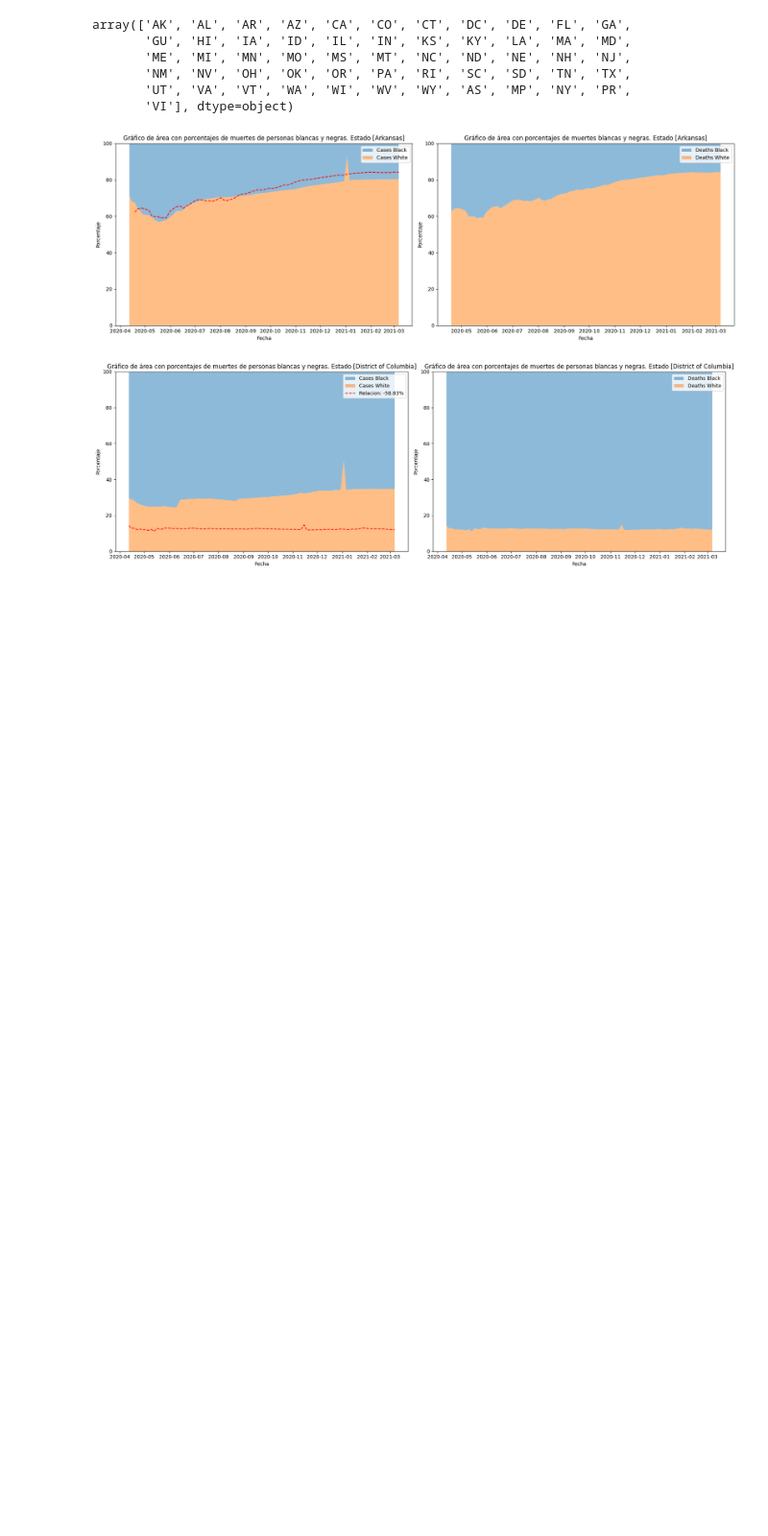
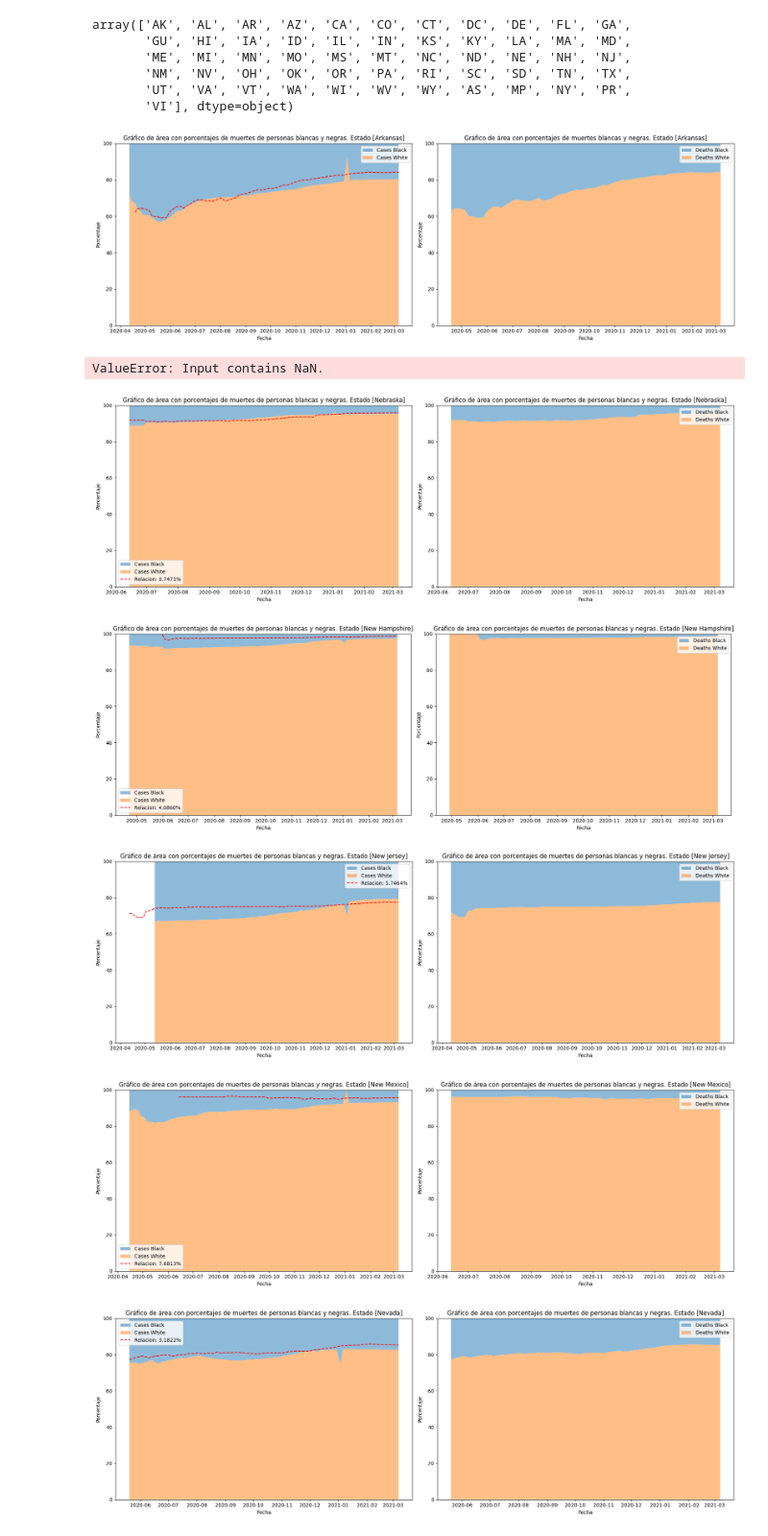
Before and after one commit to DavidBL0o0/Mineria-Solemne-1, a Jupyter notebook: Mineria_de_Datos.ipynb, the cells around one changed output. Shown at 96% size. Cells and saved outputs as stored; diff of their text form; code cells hidden in the pictures; blank space fills up the shorter version.

Commit message:
Graficas generadas

```diff
--- a/Mineria_de_Datos.ipynb
+++ b/Mineria_de_Datos.ipynb
@@ -256,4 +255,10 @@ def grafica(numero):
-# %%
-grafica(7)
-# %% [output]
-[figure, removed]
+# %%
+for i in range(len(estados)-30):
+    grafica(i+30)
+# %% [output]
+ValueError: Input contains NaN.
+[figure, added]
+[figure, added]
+[figure, added]
+[figure, added]
+[figure, added]
```
Also changed, not shown: parts of 3 cells of this notebook, 50 other files.
